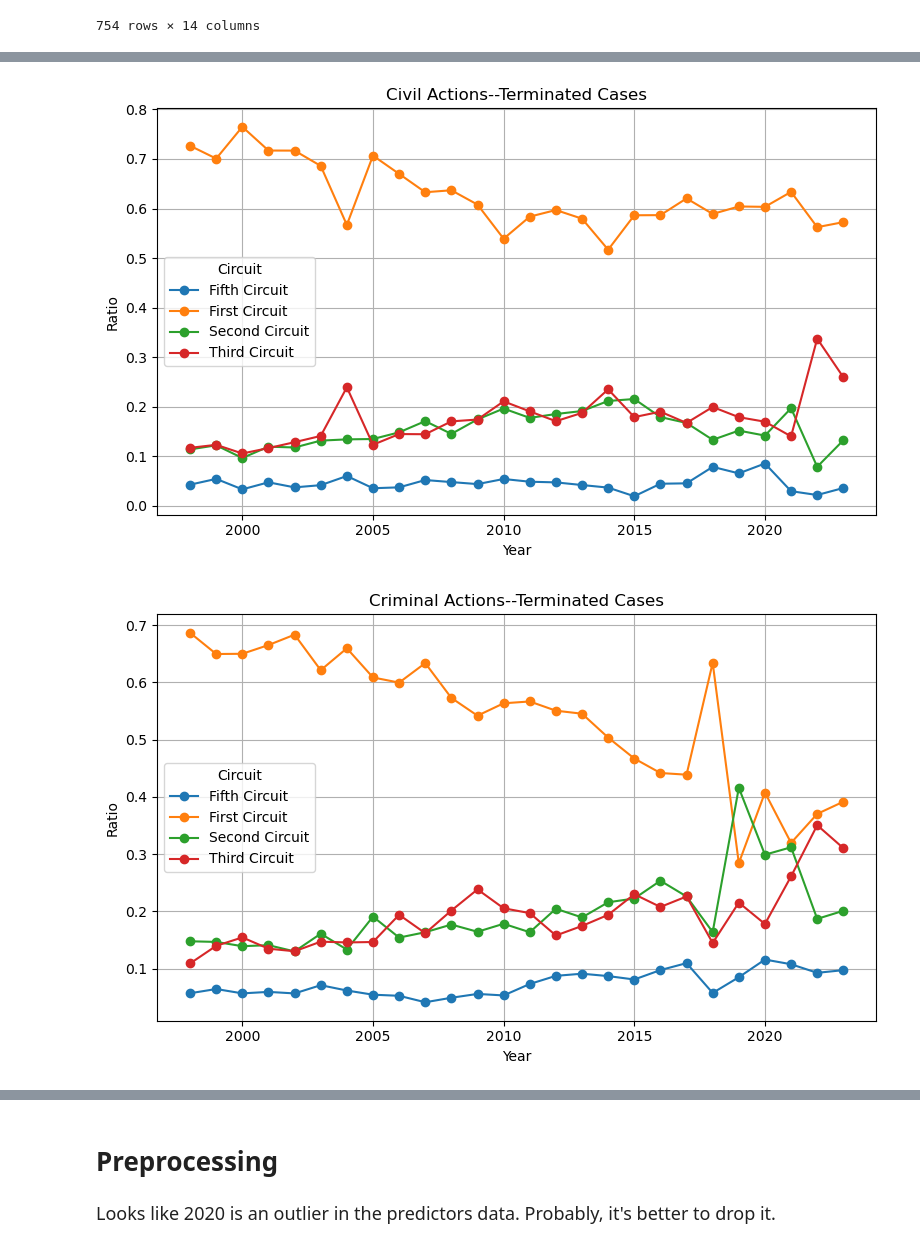
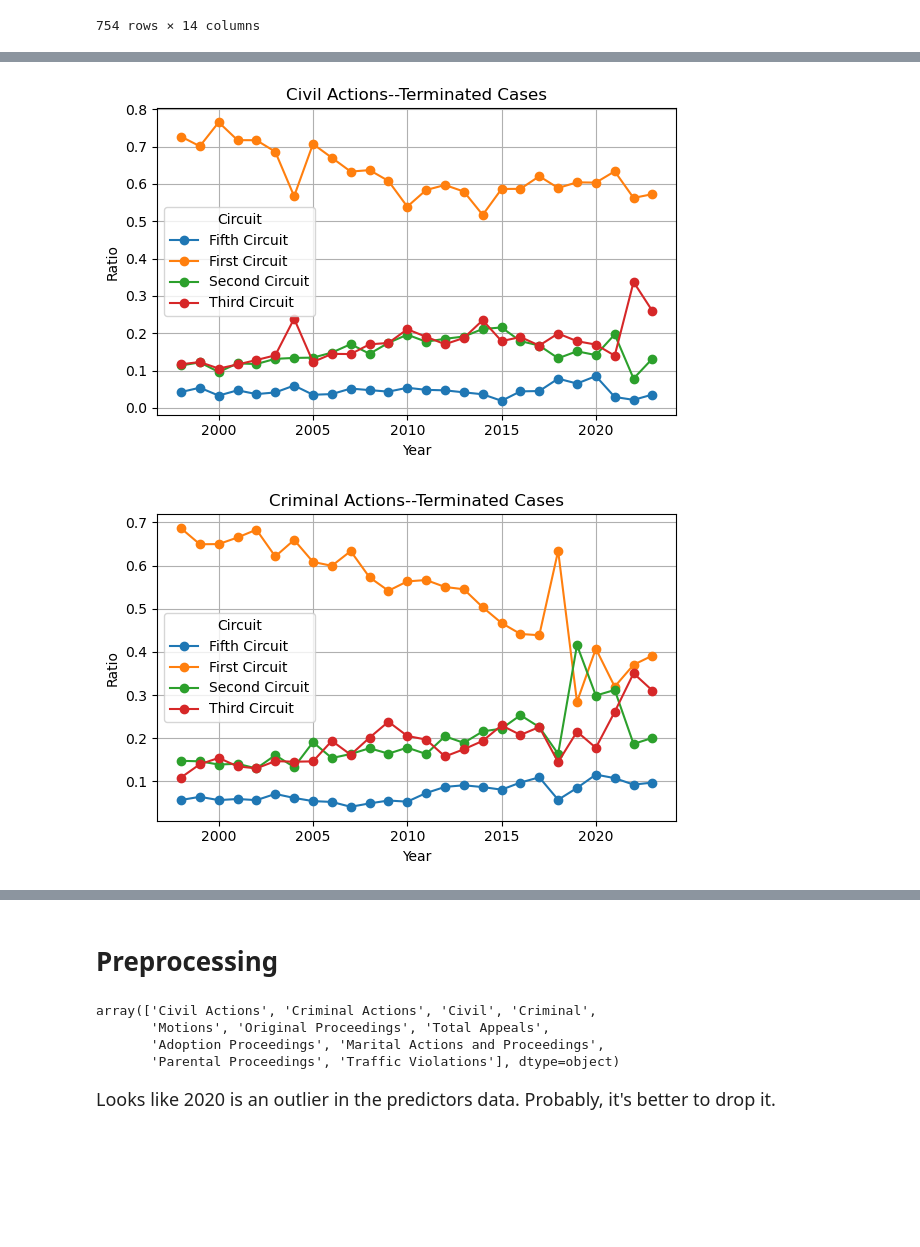
Before and after one commit to Hawaii-State-Judiciary/caseload_forecasting, a Jupyter notebook: Linear Regression/regression_analysis.ipynb, the cells around one changed output, grey strips where cells are left out. Drawn from its saved outputs; the diff is of its cells as text; code cells hidden in the pictures; blank space fills up the shorter version.

```diff
--- a/Linear Regression/regression_analysis.ipynb
+++ b/Linear Regression/regression_analysis.ipynb
@@ -122,7 +122,7 @@ for action in actions:
     pivot_df = action_df.pivot_table(index='Year', columns='Circuit', values='Ratio_Filed')
 
     # Plot
-    plt.figure(figsize=(8, 5))
+    plt.figure(figsize=(6, 4))
     for circuit in pivot_df.columns:
         plt.plot(pivot_df.index, pivot_df[circuit], marker='o', label=f'{circuit}')
 
@@ -155,7 +155,7 @@ for action in actions:
     pivot_df = action_df.pivot_table(index='Year', columns='Circuit', values='Ratio_Total')
 
     # Plot
-    plt.figure(figsize=(8, 5))
+    plt.figure(figsize=(6, 4))
     for circuit in pivot_df.columns:
         plt.plot(pivot_df.index, pivot_df[circuit], marker='o', label=f'{circuit}')
 
@@ -177,29 +177,29 @@ for action in actions:
 # %%
 ## Plot ratios for each type of Terminated cases
 # Group data by Case. COA cases were removed from the plot since the ratio is always one as the only one available
 actions = df_caseload[df_caseload['Circuit'] != 'COA']['Type of Action'].unique()
 
 # Plot each Case separately
 for action in actions:
     # Filter the data for the current Action
     action_df = df_caseload[df_caseload['Type of Action'] == action]
 
     # Pivot data for easier plotting
     pivot_df = action_df.pivot_table(index='Year', columns='Circuit', values='Ratio_Terminated')
 
     # Plot
-    plt.figure(figsize=(8, 5))
+    plt.figure(figsize=(6, 4))
     for circuit in pivot_df.columns:
         plt.plot(pivot_df.index, pivot_df[circuit], marker='o', label=f'{circuit}')
 
     # Add labels, title, and legend
     plt.xlabel('Year')
     plt.ylabel('Ratio')
     plt.title(f'{action}--Terminated Cases')
     plt.legend(title='Circuit')
     plt.grid(True)
     plt.tight_layout()
     plt.show()
 # %% [output]
-[figure, old version]
+[figure, new version]
-[figure, old version]
+[figure, new version]
@@ -210,4 +210,12 @@ for action in actions:
 # %% [markdown]
 # Preprocessing
+# %%
+# Case types
+df_caseload['Type of Action'].unique()
+# %% [output]
+array(['Civil Actions', 'Criminal Actions', 'Civil', 'Criminal',
+       'Motions', 'Original Proceedings', 'Total Appeals',
+       'Adoption Proceedings', 'Marital Actions and Proceedings',
+       'Parental Proceedings', 'Traffic Violations'], dtype=object)
 # %%
 # filter to a specific case
```
Also changed, not shown: parts of 13 cells of this notebook.
